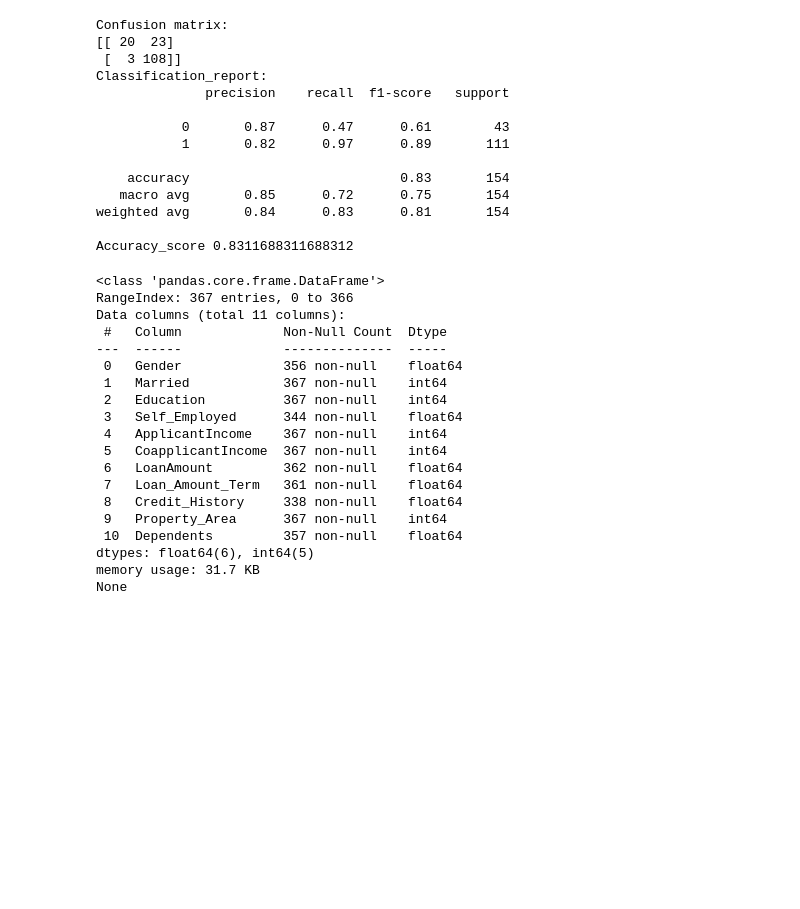
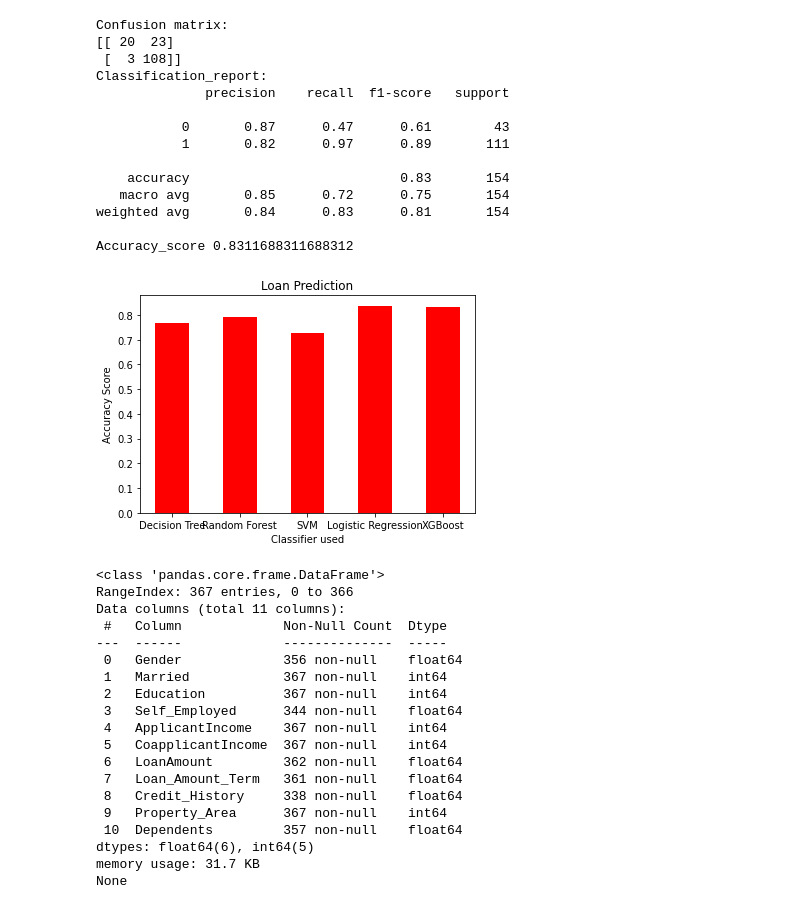
Before and after one commit to Naitik1611/Loan_prediction, a Jupyter notebook: loanPrediction.ipynb, the cells around one changed output. Cells and saved outputs as stored; diff of their text form; code cells hidden in the pictures; blank space fills up the shorter version.

```diff
--- a/loanPrediction.ipynb
+++ b/loanPrediction.ipynb
@@ -150,12 +152,12 @@ RF.fit(X_train, y_train)
 y_pred = RF.predict(X_test)
 cm=confusion_matrix(y_test,y_pred)
 cr=(classification_report(y_test, y_pred))
-acc = accuracy_score(y_pred,y_test)
+acc2 = accuracy_score(y_pred,y_test)
 print('Confusion matrix:')
 print(cm)
 print('Classification_report:')
 print(cr)
-print('Accuracy_score',acc)
+print('Accuracy_score',acc2)
 # %% [output]
 Confusion matrix:
 [[ 19  24]
@@ -178,12 +180,12 @@ classifier.fit(X_train, y_train)
 y_pred = classifier.predict(X_test)
 cm=confusion_matrix(y_test,y_pred)
 cr=(classification_report(y_test, y_pred))
-acc = accuracy_score(y_pred,y_test)
+acc3 = accuracy_score(y_pred,y_test)
 print('Confusion matrix:')
 print(cm)
 print('Classification_report:')
 print(cr)
-print('Accuracy_score',acc)
+print('Accuracy_score',acc3)
 # %% [output]
 Confusion matrix:
 [[  1  42]
@@ -206,12 +208,12 @@ LR.fit(X_train, y_train)
 y_pred = LR.predict(X_test)
 cm=confusion_matrix(y_test,y_pred)
 cr=(classification_report(y_test, y_pred))
-acc = accuracy_score(y_pred,y_test)
+acc4 = accuracy_score(y_pred,y_test)
 print('Confusion matrix:')
 print(cm)
 print('Classification_report:')
 print(cr)
-print('Accuracy_score',acc)
+print('Accuracy_score',acc4)
 # %% [output]
 Confusion matrix:
 [[ 20  23]
@@ -241,12 +243,12 @@ XGB.fit(X_train, y_train)
 y_pred = XGB.predict(X_test)
 cm=confusion_matrix(y_test,y_pred)
 cr=(classification_report(y_test, y_pred))
-acc = accuracy_score(y_pred,y_test)
+acc5 = accuracy_score(y_pred,y_test)
 print('Confusion matrix:')
 print(cm)
 print('Classification_report:')
 print(cr)
-print('Accuracy_score',acc)
+print('Accuracy_score',acc5)
 # %% [output]
 Confusion matrix:
 [[ 20  23]
@@ -262,6 +264,16 @@ Classification_report:
 weighted avg       0.84      0.83      0.81       154
 
 Accuracy_score 0.8311688311688312
+# %%
+classifiers=['Decision Tree','Random Forest','SVM','Logistic Regression','XGBoost']
+scores=[acc1,acc2,acc3,acc4,acc5]
+plt.bar(classifiers, scores, color ='red', width = 0.5)
+plt.xlabel("Classifier used")
+plt.ylabel("Accuracy Score")
+plt.title("Loan Prediction")
+plt.show()
+# %% [output]
+[figure, added]
 # %%
 test=pd.read_csv('test.csv')
 # print(test)
```
Also changed, not shown: parts of 2 cells of this notebook.
